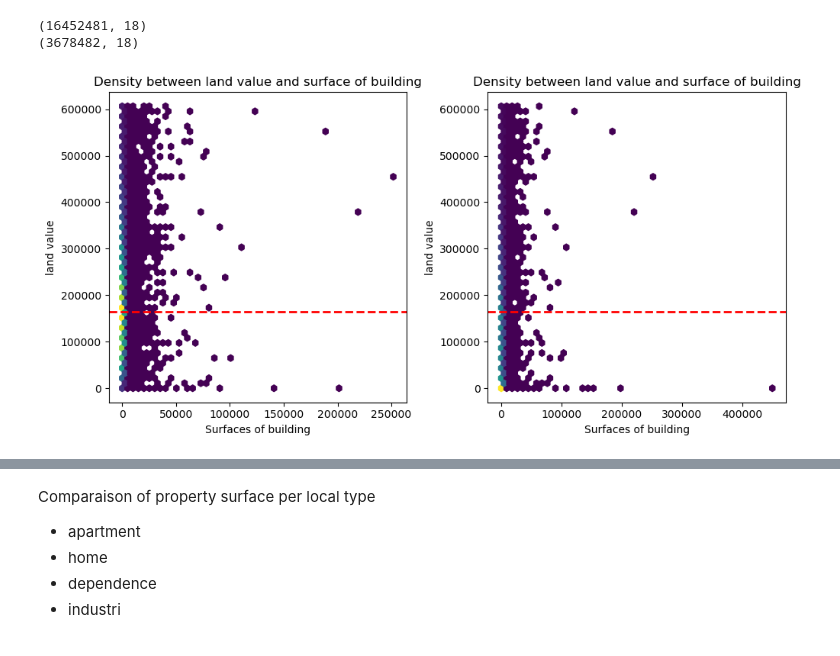
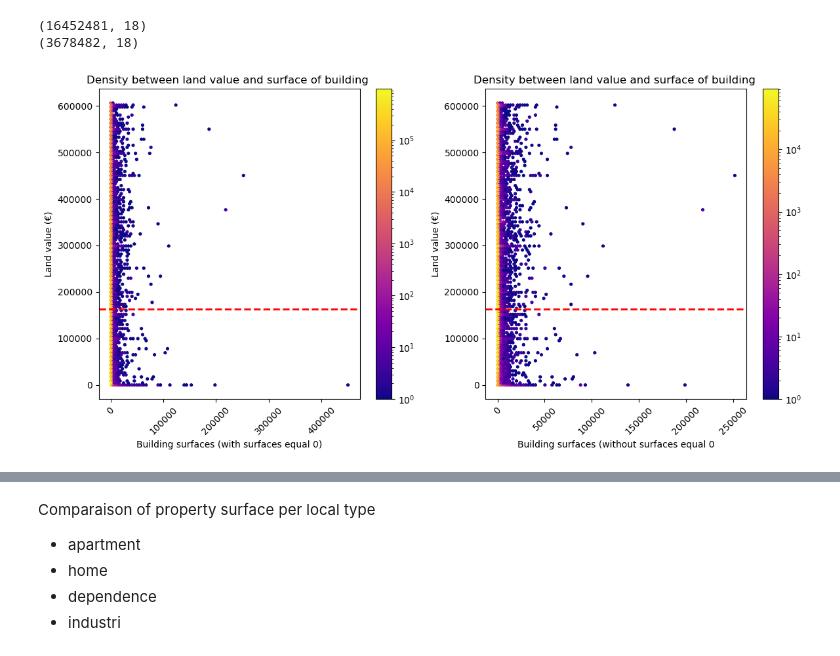
Before and after one commit to Kal3idoscope/Land-data-analysis-French-market, a Jupyter notebook: relationship_variables.ipynb, the cells around one changed output, grey strips where cells are left out. Drawn from its saved outputs; the diff is of its cells as text; code cells hidden in the pictures.

```diff
--- a/relationship_variables.ipynb
+++ b/relationship_variables.ipynb
@@ -389,8 +356,8 @@ Advice for investor :
 # %%
-max_surface = stat_columns.loc['Surface terrain','max']
+'''max_surface = stat_columns.loc['Surface terrain','max']
 min_surface = stat_columns.loc['Surface terrain','min']
 bins = np.linspace(min_surface, max_surface, num=15)
 
 non_outliers['surface en plage']= pd.cut(non_outliers['Surface terrain'], bins=bins, include_lowest=True)
-non_outliers['surface en plage'] = non_outliers['surface en plage'].astype(str)
+non_outliers['surface en plage'] = non_outliers['surface en plage'].astype(str)'''
 # %% [markdown]
@@ -597,42 +514,47 @@ print(non_outliers_not_empty.shape)
 # %%
 #### non outliers ####
 # General view : Property surfaces
 
 #Create frame with 1 row and 2 columns
-figure, (axis1, axis2) = plt.subplots(1,2, figsize=(10,5))
-empty = ['with', 'without']
+figure, (axis1, axis2) = plt.subplots(1,2, figsize=(12,6))
 
-axis1.hexbin(non_outliers_not_empty['Surface reelle bati'], non_outliers_not_empty['Valeur fonciere'], gridsize=50, mincnt=1)
+
+# ---- Hexbin without surfaces equale 0 ----- #
+hbar1 = axis1.hexbin(non_outliers['Surface reelle bati'], non_outliers['Valeur fonciere'], gridsize=(100,70), mincnt=1,bins='log', cmap='plasma')
 
 mean_land_value = stat_columns.loc['Valeur fonciere', 'mean']
 axis1.axhline(mean_land_value, color = 'red',
             linestyle="--", linewidth=2,
             label=f"Mean y={mean_land_value:.2f}")
 
-# create a single norm to be shared across all images
-#norm = colors.Normalize(vmin=np.min(non_outliers_not_empty), vmax=np.max(non_outliers_not_empty))
-#plt.colorbar(mappable=cm.ScalarMappable(norm=norm),label='Density', ax=axis1)
+# create a colorbar
+plt.colorbar(hbar1, ax=axis1)
 
-axis1.set_title(f"Density between land value and surface of building {} empty land".empty")
-axis1.set_xlabel("Surfaces of building")
-axis1.set_ylabel("land value")
+axis1.set_title("Density between land value and surface of building ")
+axis1.set_xlabel("Building surfaces (with surfaces equal 0)")
+axis1.tick_params(axis='x', rotation=45)
+axis1.set_ylabel("Land value (€)")
 
 
-axis2.hexbin(non_outliers['Surface reelle bati'], non_outliers['Valeur fonciere'], gridsize=50, mincnt=1)
-#norm = colors.Normalize(vmin=np.min(non_outliers_not_empty), vmax=np.max(non_outliers_not_empty))
-#plt.colorbar(mappable=cm.ScalarMappable(norm=norm),label='Density', ax=axis1)
+
+# ---- Hexbin with surfaces equale 0 ----- #
+hbar2 = axis2.hexbin(non_outliers_not_empty['Surface reelle bati'], non_outliers_not_empty['Valeur fonciere'], gridsize=(100,70), mincnt=1, bins='log', cmap= 'plasma')
+
+# create a colorbar
+plt.colorbar(hbar2, ax=axis2)
 
 axis2.axhline(mean_land_value, color = 'red',
             linestyle="--", linewidth=2,
             label=f"Mean y={mean_land_value:.2f}")
 
 
-axis2.set_title(f"Density between land value and surface of building {} empty land".empty)
-axis2.set_xlabel("Surfaces of building")
-axis2.set_ylabel("land value")
+axis2.set_title("Density between land value and surface of building ")
+axis2.set_xlabel("Building surfaces (without surfaces equal 0")
+axis2.tick_params(axis='x', rotation=45)
+axis2.set_ylabel("Land value (€)")
 
 
 plt.tight_layout()
 plt.show()
 # %% [output]
-[figure, old version]
+[figure, new version]
```
Also changed, not shown: parts of 28 cells of this notebook.
